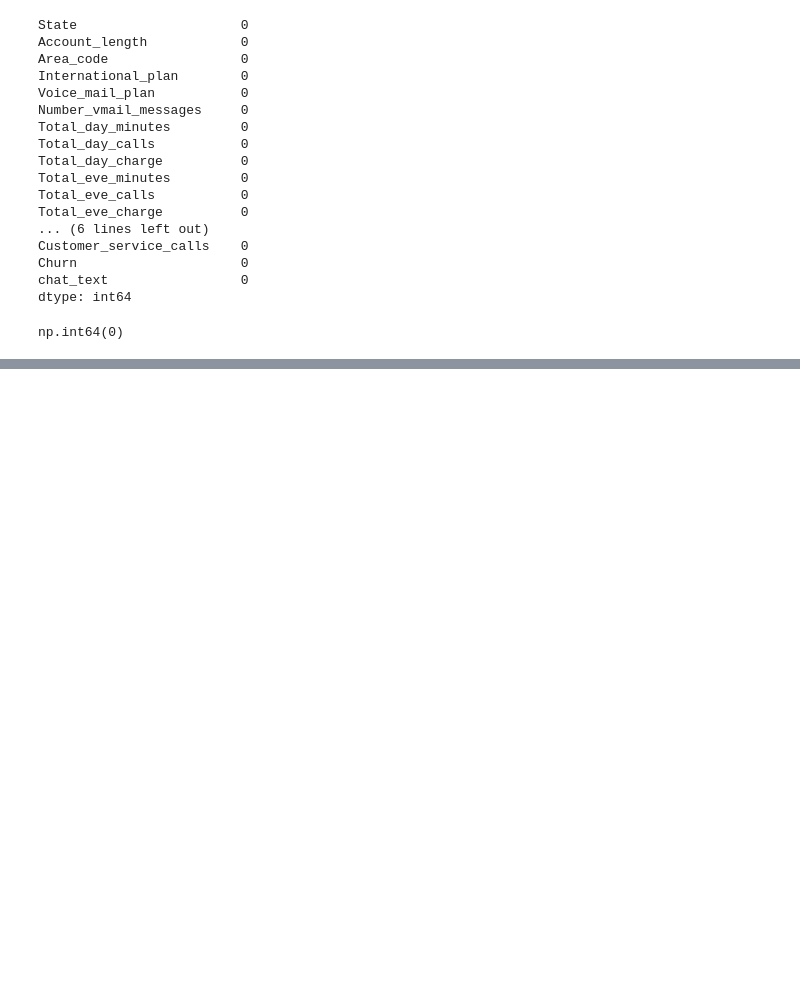
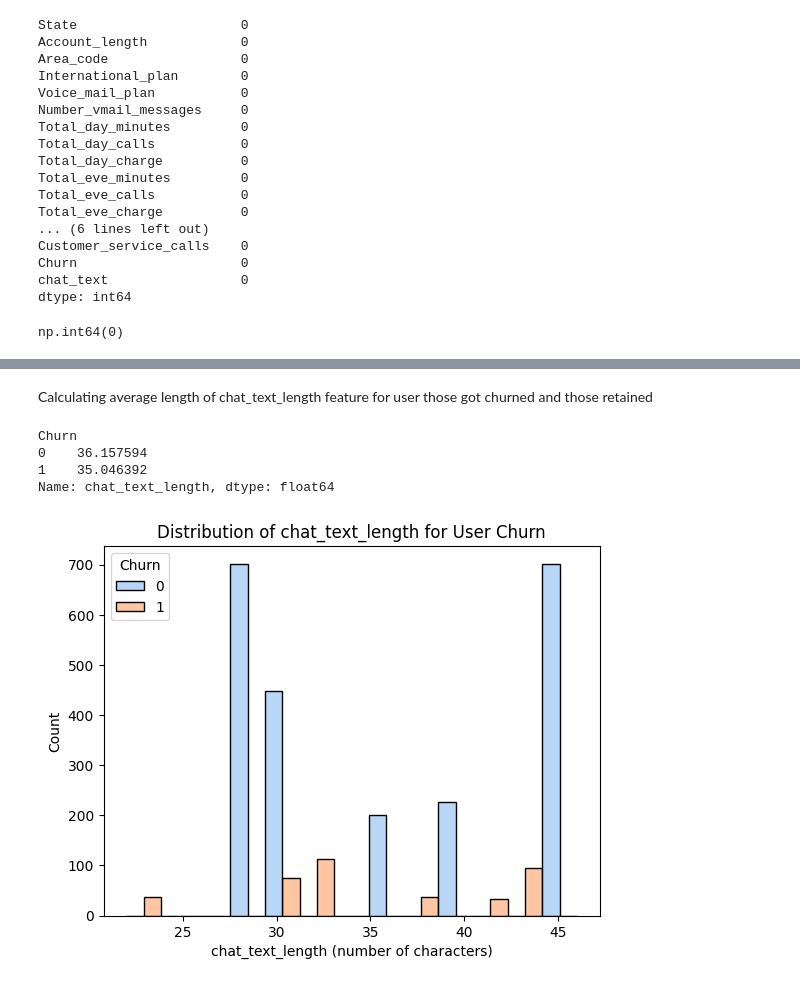
Before and after one commit to IamMayur95/Telecom-User-Churn, a Jupyter notebook: research/trials.ipynb, the cells around one changed output, grey strips where cells are left out. Drawn from its saved outputs; the diff is of its cells as text; code cells hidden in the pictures; blank space fills up the shorter version.

```diff
--- a/research/trials.ipynb
+++ b/research/trials.ipynb
@@ -105,3 +105,6 @@ Data columns (total 21 columns):
  20  chat_text               2666 non-null   object
 dtypes: bool(3), float64(8), int64(8), object(2)
 memory usage: 382.8+ KB
+# %%
+df_orginal["Churn"] = df_orginal["Churn"].astype("int")
+df_orginal.info()
@@ -148,0 +175,5 @@ np.int64(0)
+# %%
+df_copy = df_orginal.copy()
+# %%
+df_copy["chat_text_length"] = df_copy["chat_text"].str.len()
+df_copy.head(3)
@@ -148,0 +186,9 @@ np.int64(0)
+# %% [markdown]
+Calculating average length of chat_text_length feature for user those got churned and those retained
+# %%
+df_copy["chat_text_length"].groupby(df_copy["Churn"]).mean()
+# %% [output]
+Churn
+0    36.157594
+1    35.046392
+Name: chat_text_length, dtype: float64
@@ -148,0 +200,10 @@ np.int64(0)
+# %%
+sns.histplot(data=df_copy, stat="count", multiple="dodge", x="chat_text_length",
+             kde=False, palette="pastel", hue="Churn",
+             element="bars", legend=True)
+plt.xlabel("chat_text_length (number of characters)")
+plt.ylabel("Count")
+plt.title("Distribution of chat_text_length for User Churn")
+plt.show()
+# %% [output]
+[figure, added]
```
Also changed, not shown: parts of 6 cells of this notebook, 1 other file.
